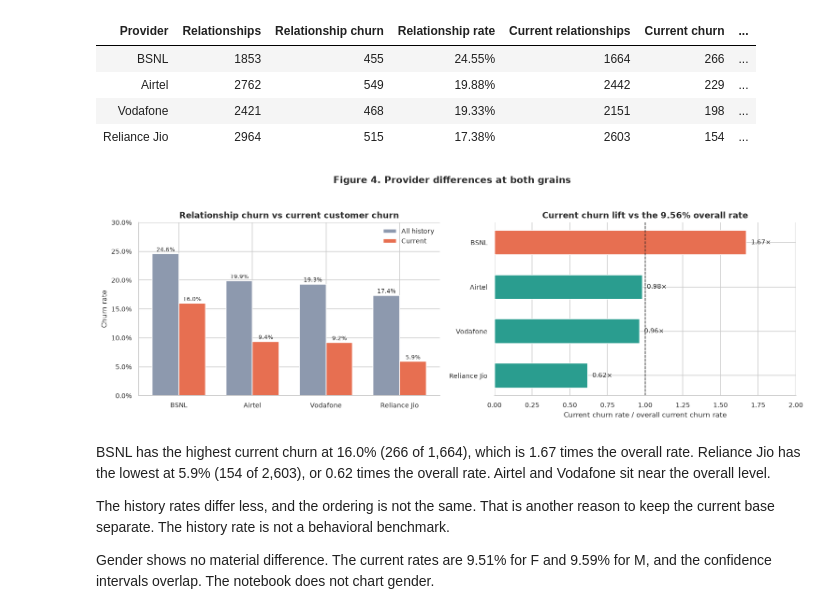
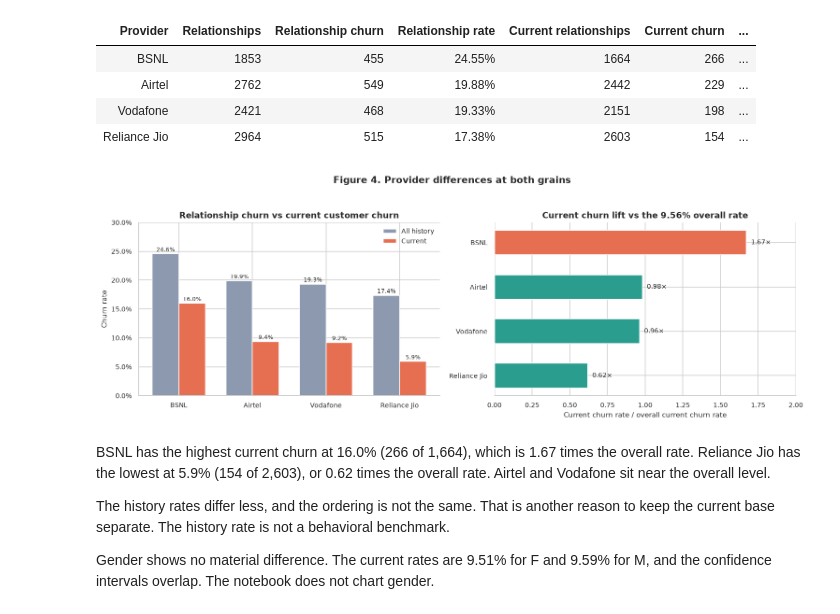
Before and after one commit to theliteraturepaul/cronus, a Jupyter notebook: Python/analysis.ipynb, the cells around one changed output. Saved outputs shown, nothing was run; the diff lists cells and outputs as text; code cells hidden in the pictures.

```diff
--- a/Python/analysis.ipynb
+++ b/Python/analysis.ipynb
@@ -822,35 +814,34 @@ for index, (history_rate, current_rate) in enumerate(
     )
     axes[0].text(
         index + width / 2, current_rate + 0.4, f"{current_rate:.1f}%", ha="center", fontsize=8
     )
 axes[0].set_xticks(x, partner["telecom_partner"])
 axes[0].set_ylim(0, 30)
 axes[0].set_ylabel("Churn rate")
 axes[0].yaxis.set_major_formatter(PercentFormatter(xmax=100))
 axes[0].set_title("Relationship churn vs current customer churn")
 axes[0].legend(frameon=False)
 sns.despine(ax=axes[0])
 
 y = np.arange(len(partner))
 lift_colors = [
     PALETTE["churned"] if value > 1 else PALETTE["retained"] for value in partner["current_lift"]
 ]
 axes[1].barh(y, partner["current_lift"], color=lift_colors, height=0.55)
-axes[1].axvline(1.0, color=PALETTE["ink"], linestyle="--", linewidth=1)
 for index, value in enumerate(partner["current_lift"]):
     axes[1].text(value + 0.03, index, f"{value:.2f}×", va="center", fontsize=9)
 axes[1].set_yticks(y, partner["telecom_partner"])
 axes[1].invert_yaxis()
 axes[1].set_xlim(0, 2.0)
 axes[1].set_xlabel("Current churn rate / overall current churn rate")
 axes[1].set_title("Current churn lift vs the 9.56% overall rate")
 sns.despine(ax=axes[1], left=True)
 
 fig.suptitle("Figure 4. Provider differences at both grains", fontsize=13, fontweight="bold")
 fig.tight_layout(rect=(0, 0, 1, 0.95))
 plt.show()
 # %% [output]
-[figure, old version]
+[figure, new version]
 # %% [markdown]
 BSNL has the highest current churn at 16.0% (266 of 1,664), which is 1.67 times the overall rate. Reliance Jio has the lowest at 5.9% (154 of 2,603), or 0.62 times the overall rate. Airtel and Vodafone sit near the overall level.
 
```
Also changed, not shown: parts of 2 cells of this notebook, 25 other files.
